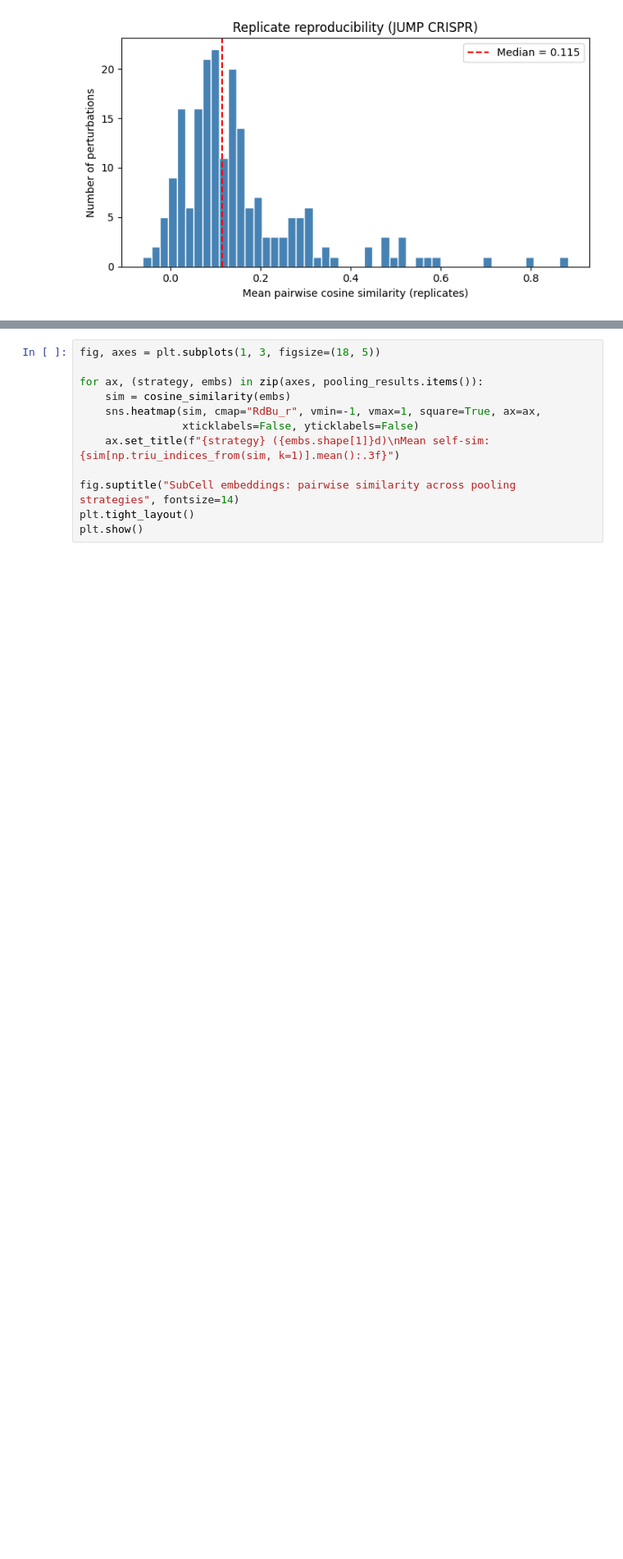
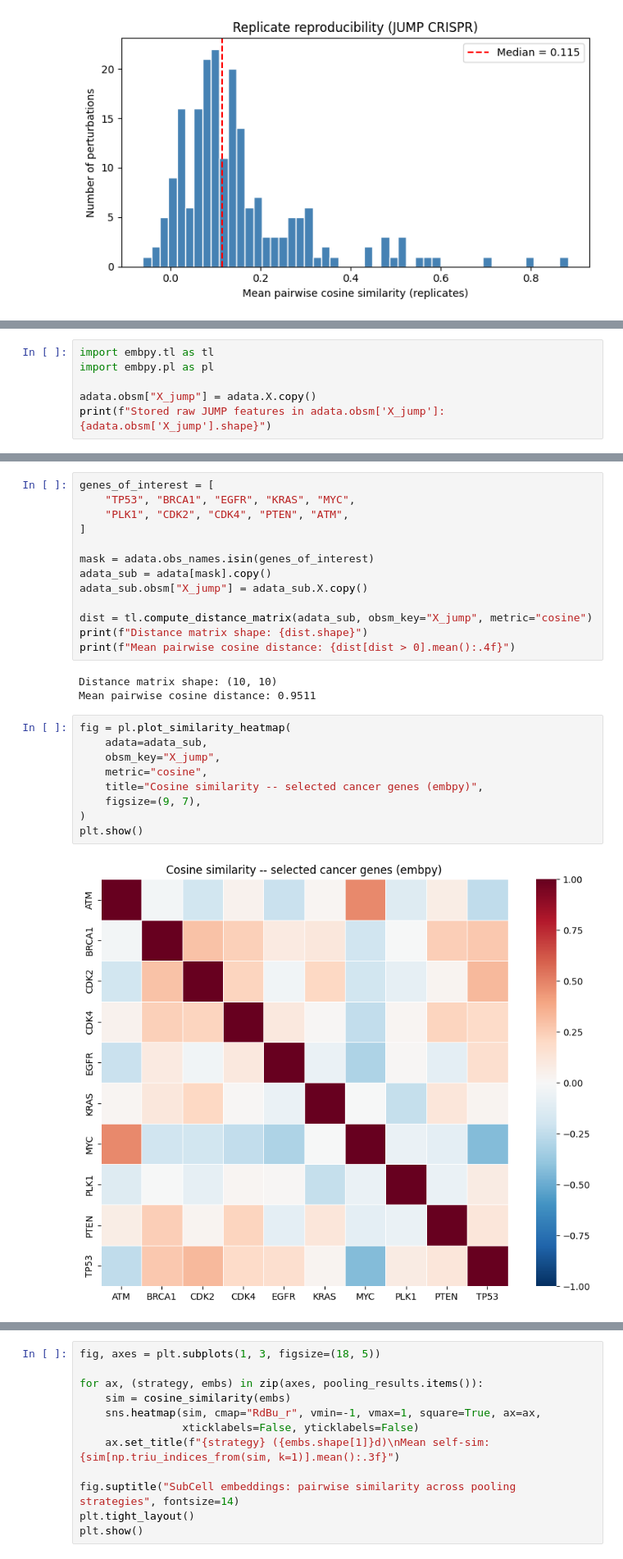
Before and after one commit to theislab/embpy, a Jupyter notebook: docs/notebooks/13_jump_cell_painting.ipynb, the cells around one changed output, grey strips where cells are left out. Shown at 82% size. Drawn from its saved outputs; the diff is of its cells as text; blank space fills up the shorter version.

```diff
--- a/docs/notebooks/13_jump_cell_painting.ipynb
+++ b/docs/notebooks/13_jump_cell_painting.ipynb
@@ -373,0 +538,6 @@ plt.show()
+# %%
+import embpy.tl as tl
+import embpy.pl as pl
+
+adata.obsm["X_jump"] = adata.X.copy()
+print(f"Stored raw JUMP features in adata.obsm['X_jump']: {adata.obsm['X_jump'].shape}")
@@ -373,0 +580,27 @@ plt.show()
+# %%
+genes_of_interest = [
+    "TP53", "BRCA1", "EGFR", "KRAS", "MYC",
+    "PLK1", "CDK2", "CDK4", "PTEN", "ATM",
+]
+
+mask = adata.obs_names.isin(genes_of_interest)
+adata_sub = adata[mask].copy()
+adata_sub.obsm["X_jump"] = adata_sub.X.copy()
+
+dist = tl.compute_distance_matrix(adata_sub, obsm_key="X_jump", metric="cosine")
+print(f"Distance matrix shape: {dist.shape}")
+print(f"Mean pairwise cosine distance: {dist[dist > 0].mean():.4f}")
+# %% [output]
+Distance matrix shape: (10, 10)
+Mean pairwise cosine distance: 0.9511
+# %%
+fig = pl.plot_similarity_heatmap(
+    adata=adata_sub,
+    obsm_key="X_jump",
+    metric="cosine",
+    title="Cosine similarity -- selected cancer genes (embpy)",
+    figsize=(9, 7),
+)
+plt.show()
+# %% [output]
+[figure, added]
```
Also changed, not shown: parts of 36 cells of this notebook, 7 other files.
